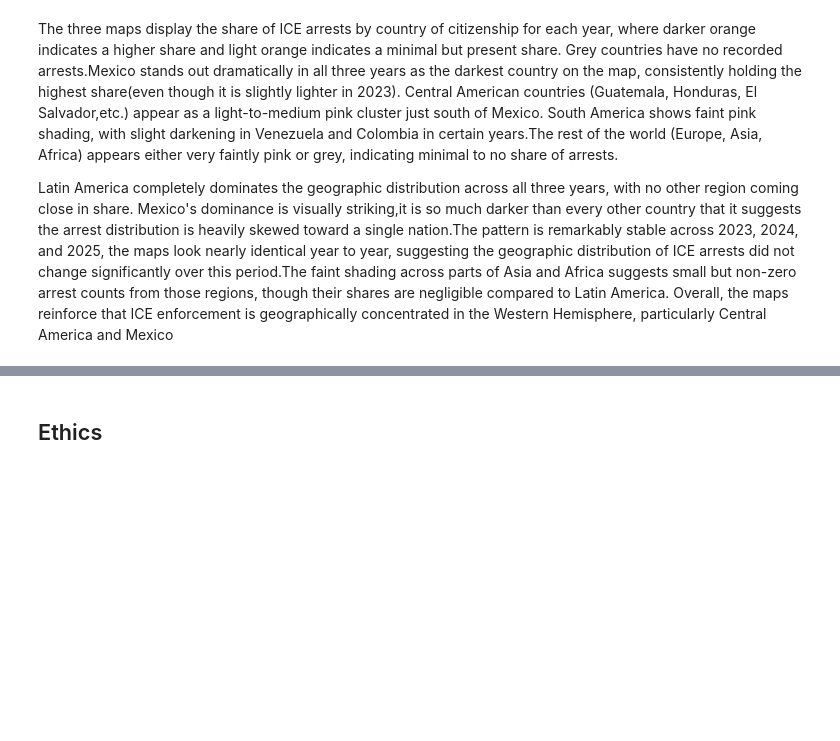
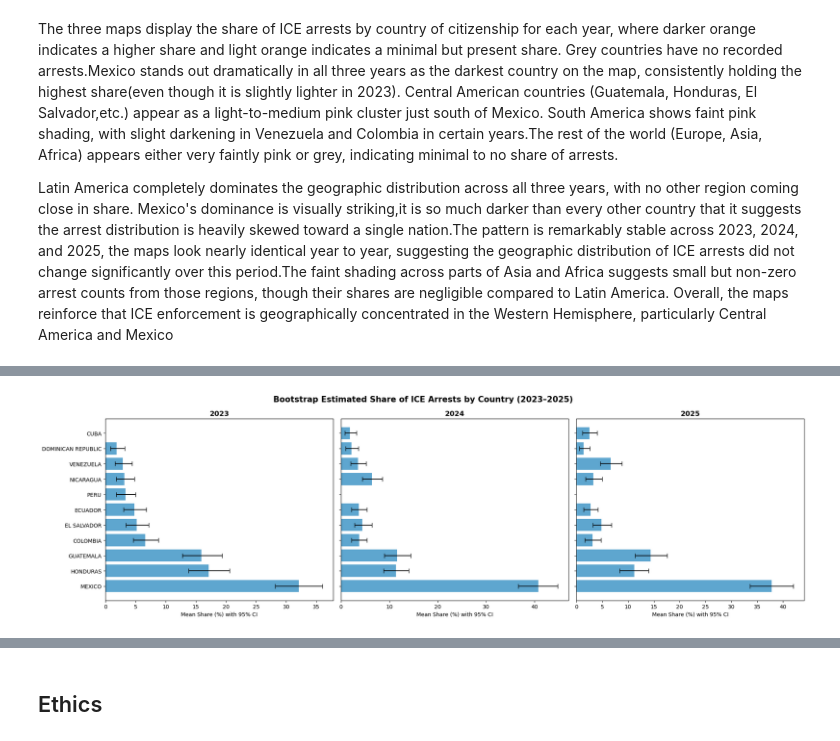
Before and after one commit to COGS108/Group109_WI26, a Jupyter notebook: 02-EDACheckpoint.ipynb, the cells around one changed output, grey strips where cells are left out. Saved outputs shown, nothing was run; the diff lists cells and outputs as text; code cells hidden in the pictures; blank space fills up the shorter version.

```diff
--- a/02-EDACheckpoint.ipynb
+++ b/02-EDACheckpoint.ipynb
@@ -443,7 +443,7 @@ for ax, year in zip(axes, years):
         linewidth=0.5,
         legend=True,
         vmin=0,
-        vmax=top15[years].max().max(),
+        vmax=pivot_share[years].max().max(),
         legend_kwds={'label': 'Share (%)', 'shrink': 0.6, 'orientation': 'horizontal', 'pad': 0.02}
     )
 
@@ -470,0 +468,46 @@ Some more words and stuff.  Remember notebooks work best if you interleave the c
+# %%
+def bootstrap_shares(df, year, n_bootstrap=1000, sample_size=500):
+    year_data = df[df['year'] == year]
+    shares = []
+
+    for _ in range(n_bootstrap):
+        sample = year_data.sample(n=sample_size, replace=True)
+        share = sample['citizenship_country'].value_counts(normalize=True) * 100
+        shares.append(share)
+
+    shares_df = pd.DataFrame(shares).fillna(0)
+
+    results = pd.DataFrame({
+        'mean_share': shares_df.mean(),
+        'ci_lower': shares_df.quantile(0.025),
+        'ci_upper': shares_df.quantile(0.975)
+    }).sort_values('mean_share', ascending=False)
+
+    return results
+
+results_2023 = bootstrap_shares(ice_2023_2025, 2023)
+results_2024 = bootstrap_shares(ice_2023_2025, 2024)
+results_2025 = bootstrap_shares(ice_2023_2025, 2025)
+
+fig, axes = plt.subplots(1, 3, figsize=(20, 6), sharey=True)
+results = [results_2023, results_2024, results_2025]
+years = [2023, 2024, 2025]
+
+for ax, result, year in zip(axes, results, years):
+    top10 = result.head(10)
+    ax.barh(top10.index, top10['mean_share'], color='#1a80bb', alpha=0.7)
+    ax.errorbar(
+        top10['mean_share'], top10.index,
+        xerr=[top10['mean_share'] - top10['ci_lower'],
+              top10['ci_upper'] - top10['mean_share']],
+        fmt='none', color='black', capsize=4
+    )
+    ax.set_title(f'{year}', fontsize=13, fontweight='bold')
+    ax.set_xlabel('Mean Share (%) with 95% CI')
+
+fig.suptitle('Bootstrap Estimated Share of ICE Arrests by Country (2023–2025)',
+             fontsize=15, fontweight='bold')
+plt.tight_layout()
+plt.show()
+# %% [output]
+[figure, added]
```
Also changed, not shown: parts of 5 cells of this notebook.
